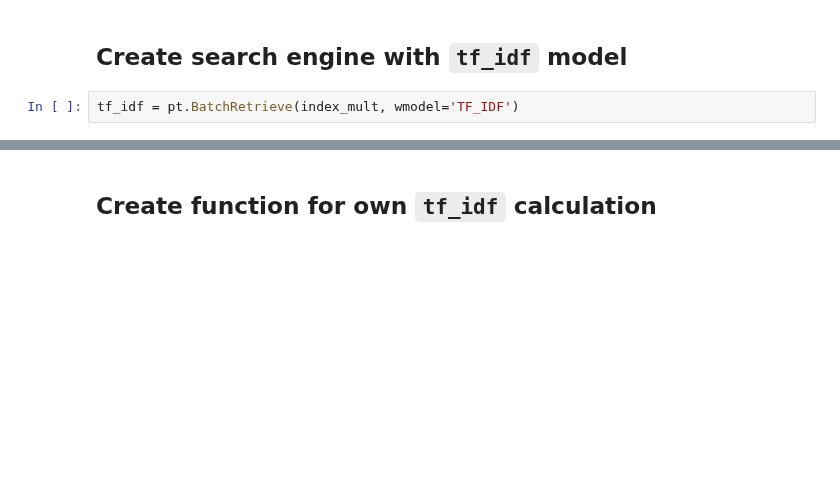
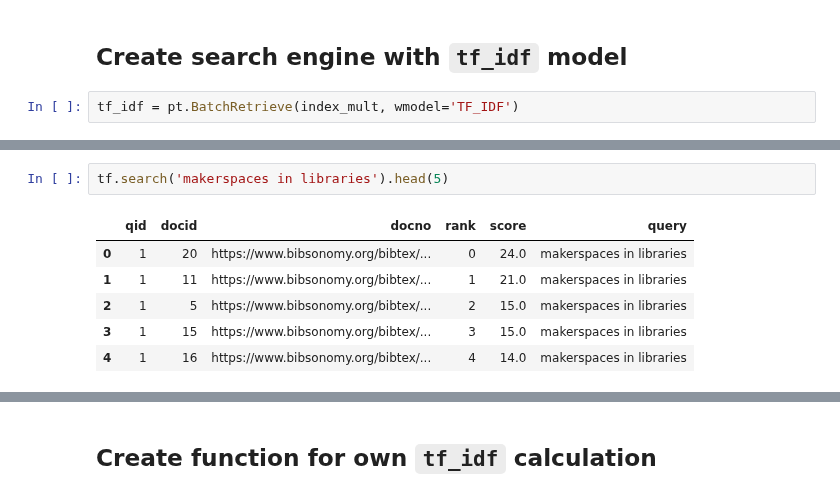
Before and after one commit to th-schmidt/2023-2024_Data_Librarian_Thomas_Schmidt, a Jupyter notebook: Modul_2/pyterrier-tut/pyterrier_aufgabe.ipynb, the cells around one changed output, grey strips where cells are left out. Saved outputs shown, nothing was run; the diff lists cells and outputs as text; blank space fills up the shorter version.

```diff
--- a/Modul_2/pyterrier-tut/pyterrier_aufgabe.ipynb
+++ b/Modul_2/pyterrier-tut/pyterrier_aufgabe.ipynb
@@ -422,0 +412,9 @@ result
+# %%
+tf.search('makerspaces in libraries').head(5)
+# %% [output]
+|  | qid | docid | docno | rank | score | query |
+| 0 | 1 | 20 | https://www.bibsonomy.org/bibtex/... | 0 | 24.0 | makerspaces in libraries |
+| 1 | 1 | 11 | https://www.bibsonomy.org/bibtex/... | 1 | 21.0 | makerspaces in libraries |
+| 2 | 1 | 5 | https://www.bibsonomy.org/bibtex/... | 2 | 15.0 | makerspaces in libraries |
+| 3 | 1 | 15 | https://www.bibsonomy.org/bibtex/... | 3 | 15.0 | makerspaces in libraries |
+| 4 | 1 | 16 | https://www.bibsonomy.org/bibtex/... | 4 | 14.0 | makerspaces in libraries |
```
Also changed, not shown: parts of 15 cells of this notebook, 1 other file.
